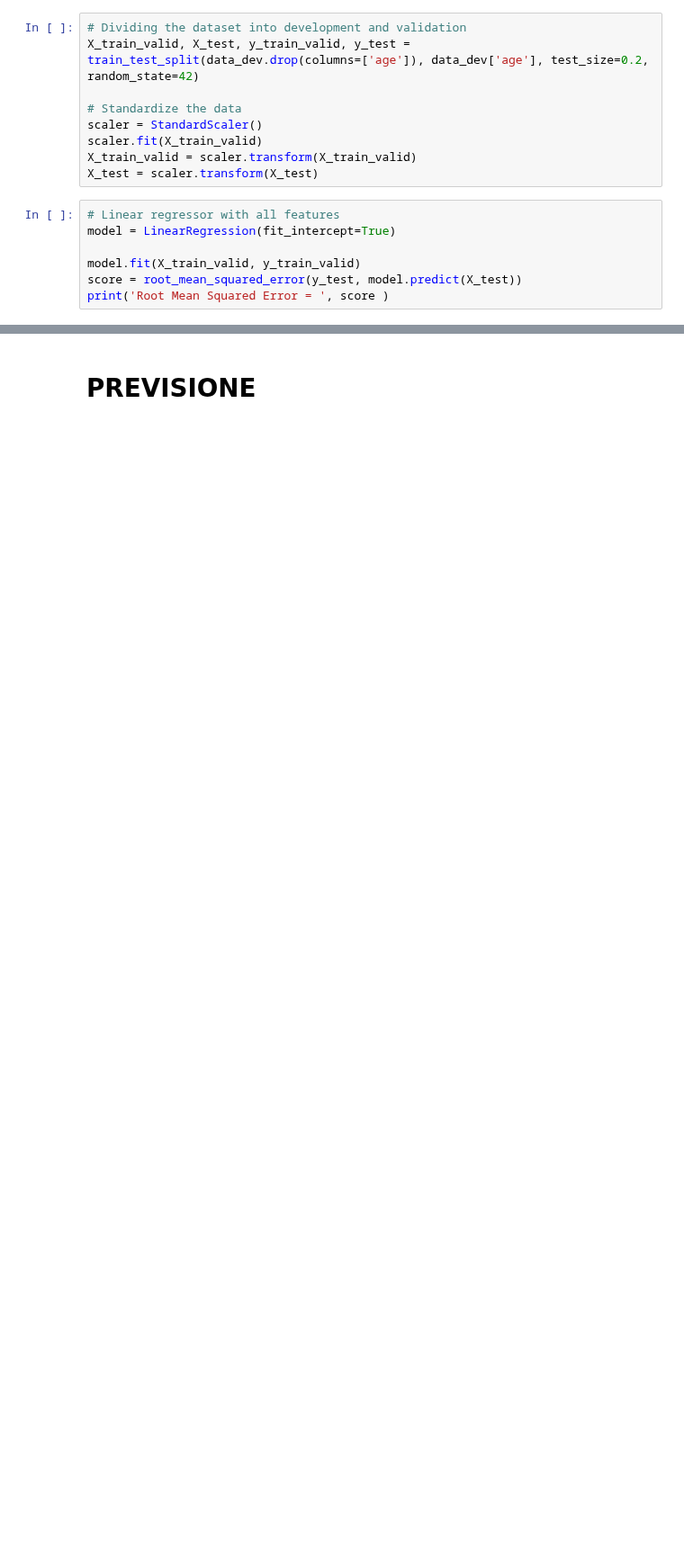
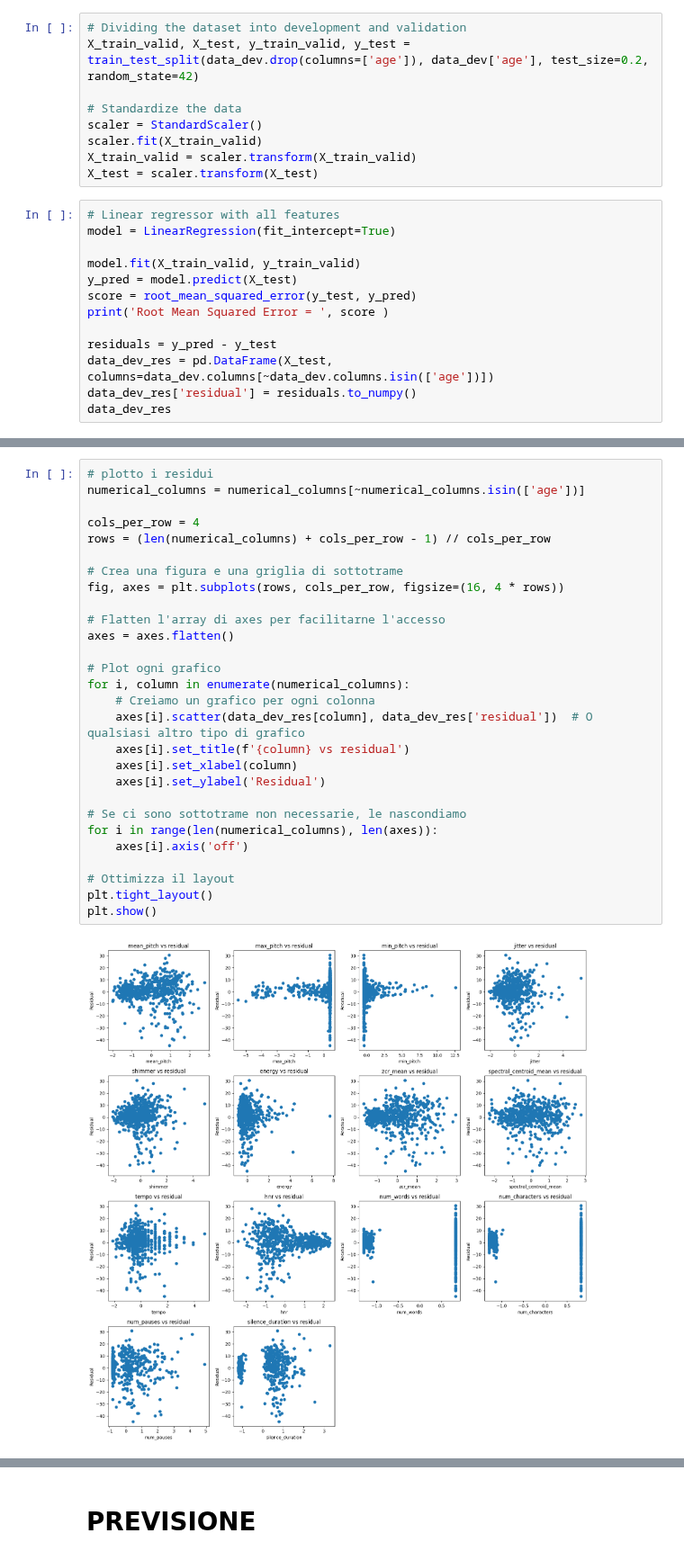
Before and after one commit to RBello02/Homework_Data_science, a Jupyter notebook: notebook_marti.ipynb, the cells around one changed output, grey strips where cells are left out. Shown at 90% size. Saved outputs shown, nothing was run; the diff lists cells and outputs as text; blank space fills up the shorter version.

Commit message:
plot residui

```diff
--- a/notebook_marti.ipynb
+++ b/notebook_marti.ipynb
@@ -214,7 +214,13 @@ X_test = scaler.transform(X_test)
 model = LinearRegression(fit_intercept=True)
 
 model.fit(X_train_valid, y_train_valid)
-score = root_mean_squared_error(y_test, model.predict(X_test))
+y_pred = model.predict(X_test)
+score = root_mean_squared_error(y_test, y_pred)
 print('Root Mean Squared Error = ', score )
+
+residuals = y_pred - y_test
+data_dev_res = pd.DataFrame(X_test, columns=data_dev.columns[~data_dev.columns.isin(['age'])])
+data_dev_res['residual'] = residuals.to_numpy()
+data_dev_res
 # %% [output]
 Root Mean Squared Error =  9.75413899648868
@@ -221,3 +240,33 @@ Root Mean Squared Error =  9.75413899648868
+# %%
+# plotto i residui
+numerical_columns = numerical_columns[~numerical_columns.isin(['age'])]
+
+cols_per_row = 4
+rows = (len(numerical_columns) + cols_per_row - 1) // cols_per_row
+
+# Crea una figura e una griglia di sottotrame
+fig, axes = plt.subplots(rows, cols_per_row, figsize=(16, 4 * rows))
+
+# Flatten l'array di axes per facilitarne l'accesso
+axes = axes.flatten()
+
+# Plot ogni grafico
+for i, column in enumerate(numerical_columns):
+    # Creiamo un grafico per ogni colonna
+    axes[i].scatter(data_dev_res[column], data_dev_res['residual'])  # O qualsiasi altro tipo di grafico
+    axes[i].set_title(f'{column} vs residual')
+    axes[i].set_xlabel(column)
+    axes[i].set_ylabel('Residual')
+
+# Se ci sono sottotrame non necessarie, le nascondiamo
+for i in range(len(numerical_columns), len(axes)):
+    axes[i].axis('off')
+
+# Ottimizza il layout
+plt.tight_layout()
+plt.show()
+# %% [output]
+[figure, added]
 # %%
 # random Forest with all features
 model = RandomForestRegressor(max_depth= 100, min_samples_split=10, n_estimators=200)
```
Also changed, not shown: parts of 5 cells of this notebook.
